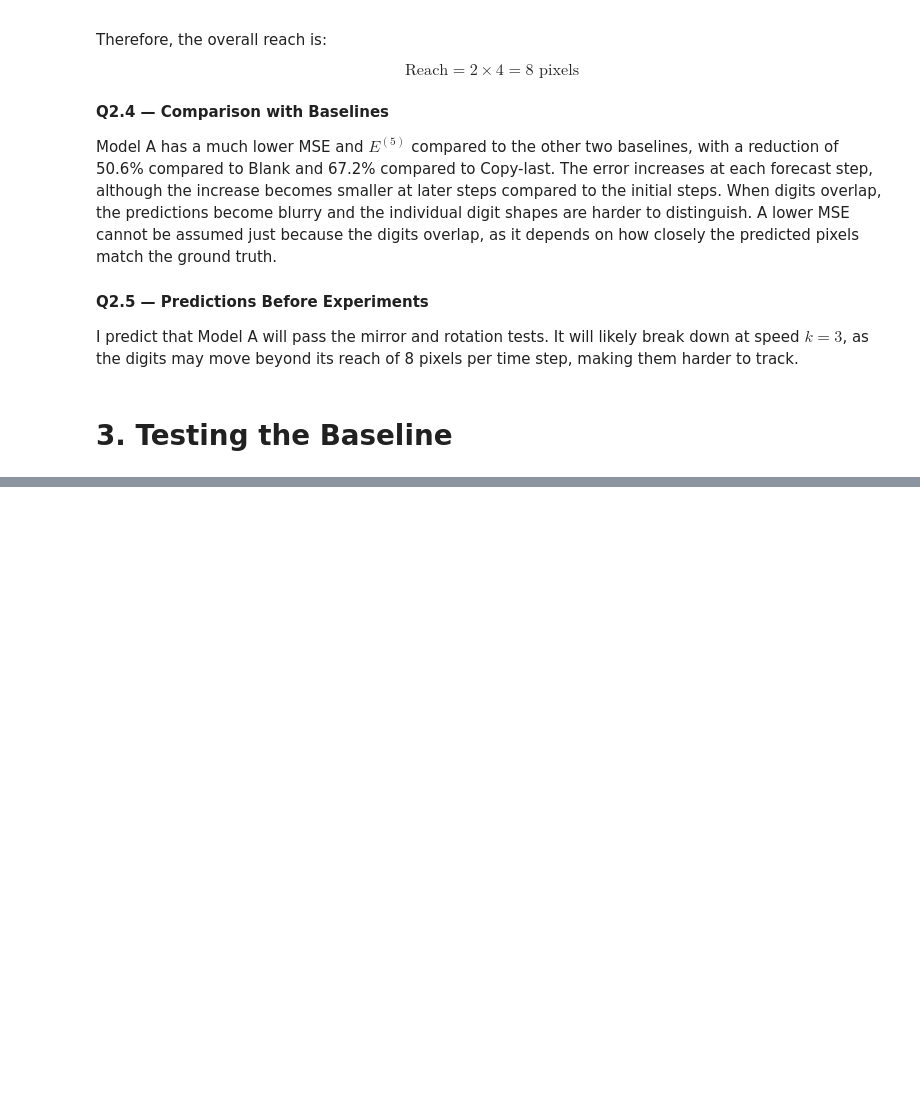
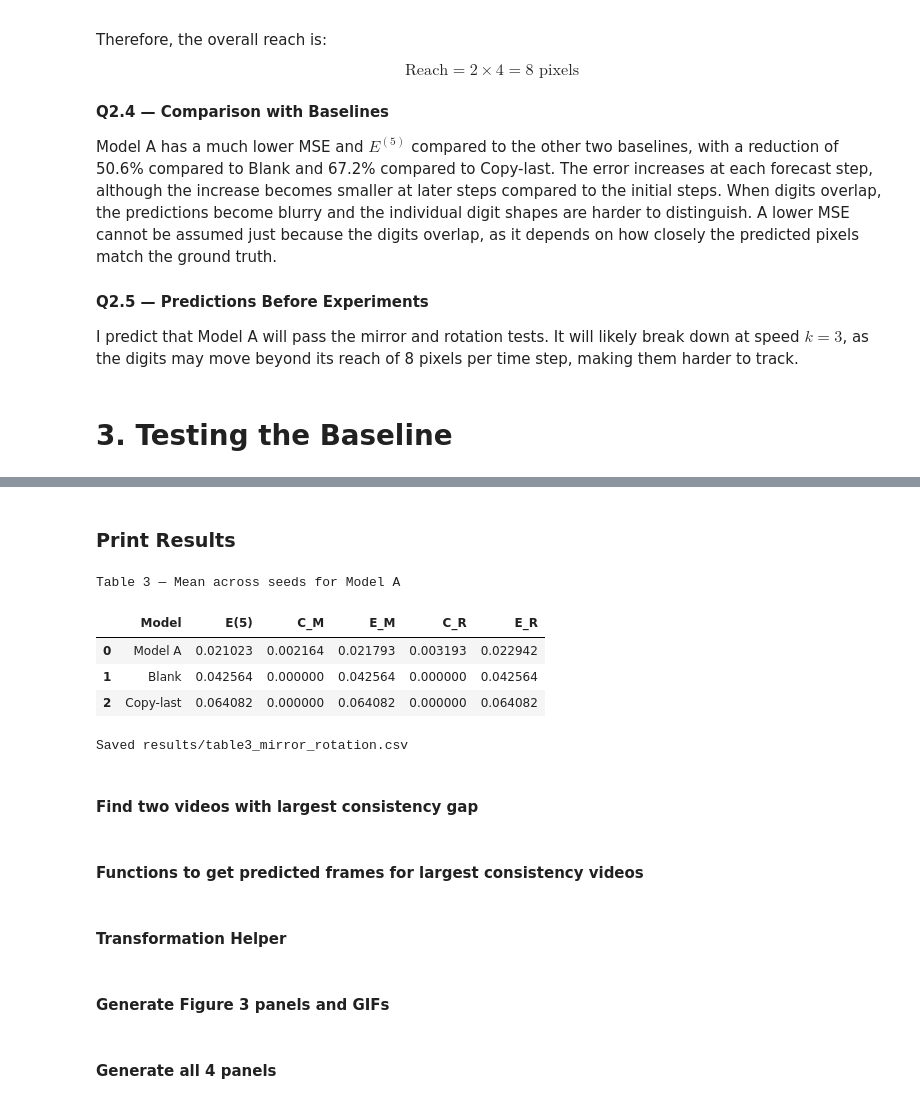
Before and after one commit to obaidhsn/25280049_Assignment2_DL4STG, a Jupyter notebook: 25280049_Question2.ipynb, the cells around one changed output, grey strips where cells are left out. Drawn from its saved outputs; the diff is of its cells as text; code cells hidden in the pictures; blank space fills up the shorter version.

```diff
--- a/25280049_Question2.ipynb
+++ b/25280049_Question2.ipynb
@@ -564,10 +567,10 @@ test_data_tensor.shape
 # %% [output]
 torch.Size([20, 1000, 64, 64])
 # %%
-test_data_tensor = test_data_tensor.permute(1, 0, 2, 3).unsqueeze(2).contiguous()
+test_data_videos = test_data_tensor.permute(1, 0, 2, 3).unsqueeze(2).contiguous()
 
-X_test = test_data_tensor[:, :5].contiguous()
-Y_test = test_data_tensor[:, 5:10].contiguous()
+X_test = test_data_videos[:, :5].contiguous()
+Y_test = test_data_videos[:, 5:10].contiguous()
 
 assert X_test.shape == (1000, 5, 1, 64, 64), X_test.shape
 assert Y_test.shape == (1000, 5, 1, 64, 64), Y_test.shape
@@ -877,0 +971,14 @@ I predict that Model A will pass the mirror and rotation tests. It will likely b
+# %%
+predictors = {
+    "Blank": blank_predictor,
+    "Copy-last": copy_last_predictor,
+}
+
+results = {}
+
+for name, predictor in predictors.items():
+    results[name] = {
+        "E5": evaluate_original(predictor, X_test, Y_test),
+        "Mirror": evaluate_transform(predictor, X_test, Y_test, mirror_horizontal),
+        "Rotation": evaluate_transform(predictor, X_test, Y_test, rotate_90),
+    }
@@ -877,0 +1011,45 @@ I predict that Model A will pass the mirror and rotation tests. It will likely b
+# %% [markdown]
+### Print Results
+# %%
+rows = []
+
+for name in ["Model A", "Blank", "Copy-last"]:
+    if name == "Model A":
+        e5 = np.mean([seed_results[s]["E5"] for s in [0, 1]])
+        cm = np.mean([seed_results[s]["Mirror"]["C_mean"] for s in [0, 1]])
+        em = np.mean([seed_results[s]["Mirror"]["E_mean"] for s in [0, 1]])
+        cr = np.mean([seed_results[s]["Rotation"]["C_mean"] for s in [0, 1]])
+        er = np.mean([seed_results[s]["Rotation"]["E_mean"] for s in [0, 1]])
+    else:
+        r = results[name]
+        e5 = r["E5"]
+        cm = r["Mirror"]["C_mean"]
+        em = r["Mirror"]["E_mean"]
+        cr = r["Rotation"]["C_mean"]
+        er = r["Rotation"]["E_mean"]
+
+    rows.append({
+        "Model": name,
+        "E(5)": e5,
+        "C_M": cm,
+        "E_M": em,
+        "C_R": cr,
+        "E_R": er,
+    })
+
+table3 = pd.DataFrame(rows)
+
+print("\nTable 3 — Mean across seeds for Model A")
+display(table3.round(6))
+
+table3.to_csv("results/table3_mirror_rotation.csv", index=False)
+print("Saved results/table3_mirror_rotation.csv")
+# %% [output]
+Table 3 — Mean across seeds for Model A
+|  | Model | E(5) | C_M | E_M | C_R | E_R |
+| 0 | Model A | 0.021023 | 0.002164 | 0.021793 | 0.003193 | 0.022942 |
+| 1 | Blank | 0.042564 | 0.000000 | 0.042564 | 0.000000 | 0.042564 |
+| 2 | Copy-last | 0.064082 | 0.000000 | 0.064082 | 0.000000 | 0.064082 |
+Saved results/table3_mirror_rotation.csv
+# %% [markdown]
+#### Find two videos with largest consistency gap
@@ -877,0 +1062,2 @@ I predict that Model A will pass the mirror and rotation tests. It will likely b
+# %% [markdown]
+#### Functions to get predicted frames for largest consistency videos
@@ -877,0 +1086,2 @@ I predict that Model A will pass the mirror and rotation tests. It will likely b
+# %% [markdown]
+#### Transformation Helper
@@ -877,0 +1097,2 @@ I predict that Model A will pass the mirror and rotation tests. It will likely b
+# %% [markdown]
+#### Generate Figure 3 panels and GIFs
@@ -877,0 +1248,2 @@ I predict that Model A will pass the mirror and rotation tests. It will likely b
+# %% [markdown]
+#### Generate all 4 panels
```
Also changed, not shown: parts of 18 cells of this notebook, 11 other files.
